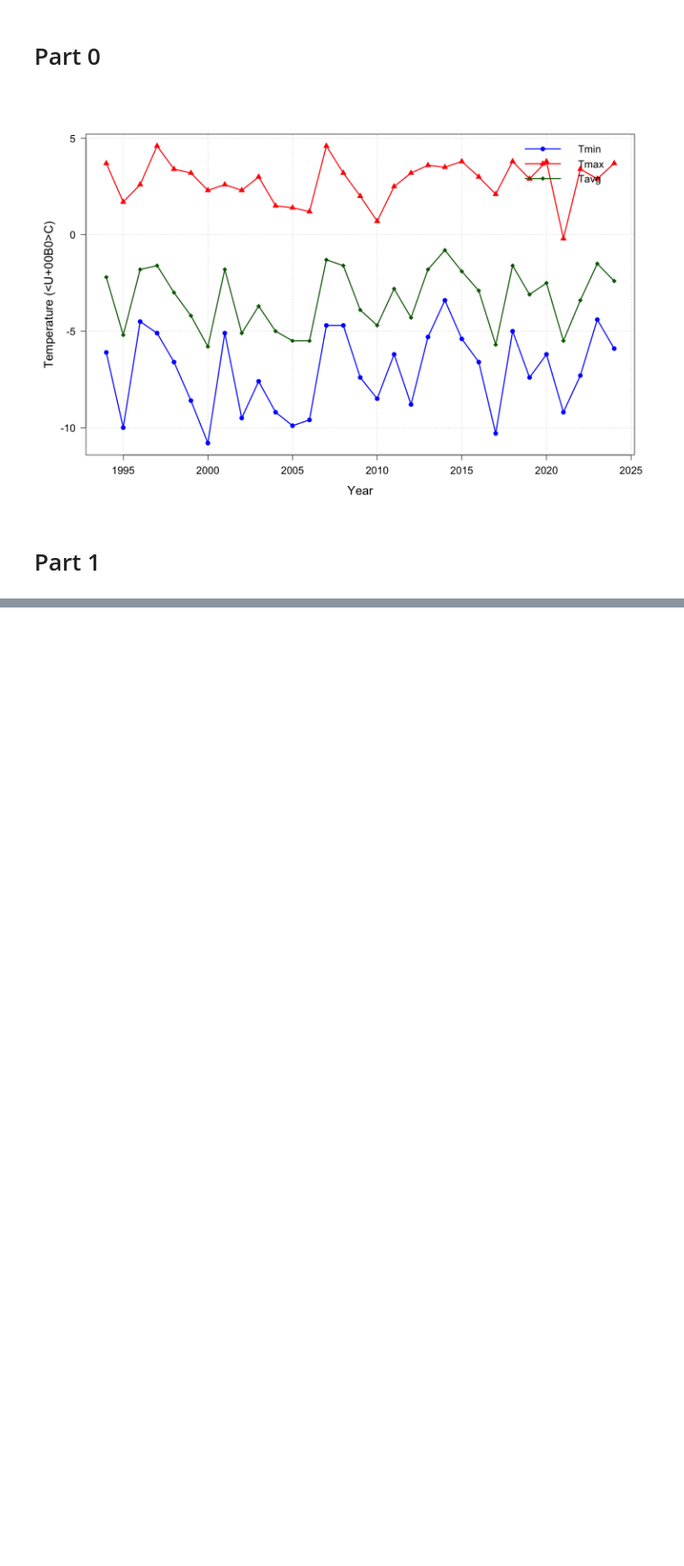
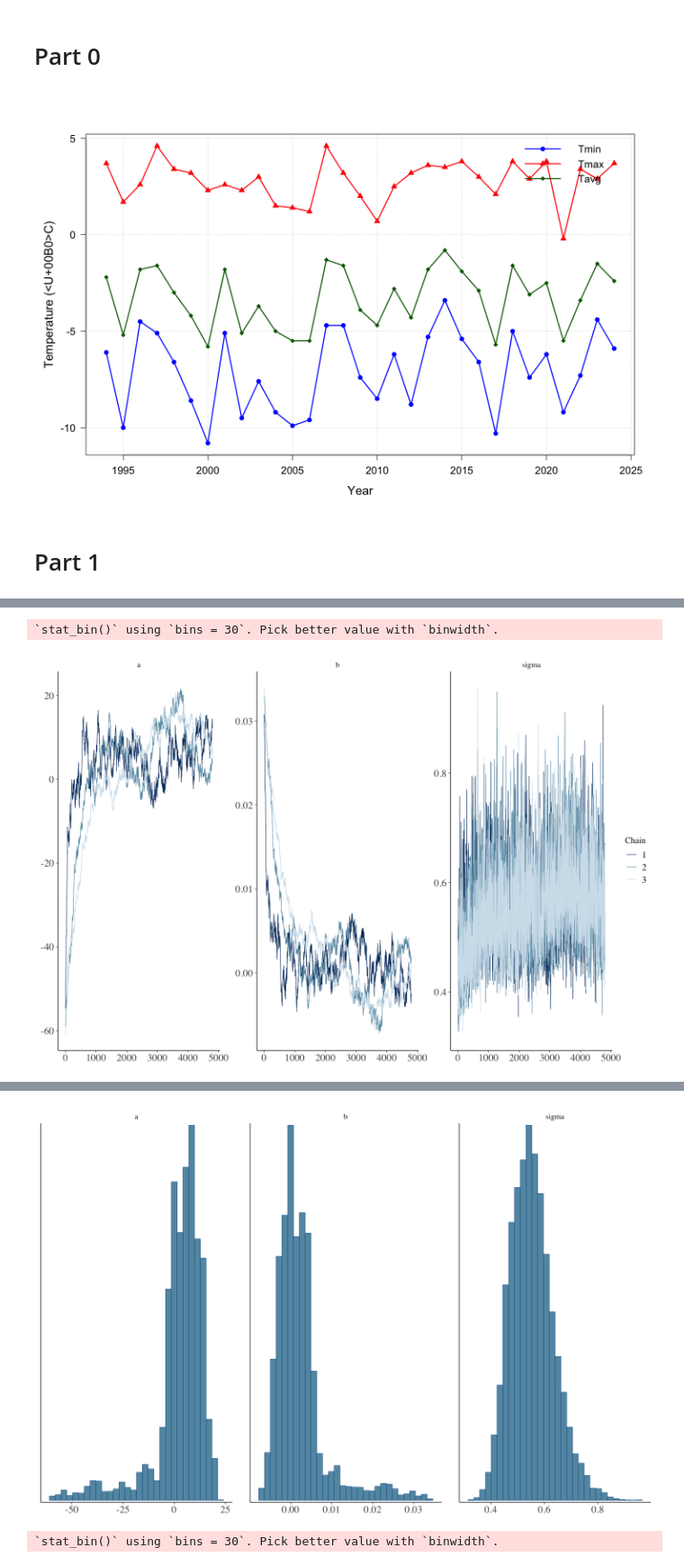
Before and after one commit to RaffaeleSabatini/ASPA_Proj07, a Jupyter notebook: main.ipynb, the cells around one changed output, grey strips where cells are left out. Shown at 90% size. Saved outputs shown, nothing was run; the diff lists cells and outputs as text; code cells hidden in the pictures; blank space fills up the shorter version.

```diff
--- a/main.ipynb
+++ b/main.ipynb
@@ -250,0 +262,76 @@ for (i in seq(1, length(stations_names))) {
+# %%
+options(repr.plot.width=12, repr.plot.height=8)
+
+lin_stan_model <- "
+    data {
+        int<lower=0> N;
+        real years[N];
+        real avg_temp[N];
+    }
+
+    parameters {
+        real a;
+        real b;
+        real<lower=0> sigma;
+    }
+
+    model {
+        vector[N] mu;
+        mu = a + b * to_vector(years);
+
+        ## priors
+        a ~ normal(10, 5);
+        b ~ normal(0, 2);
+        sigma ~ uniform(0, 1);
+
+        ## posterior
+        avg_temp ~ normal(mu, sigma);
+    }
+"
+
+# Create Dynamic shared object
+stan_DSO <- stan_model(model_code = lin_stan_model)
+
+for (name in stations_names) {
+    par(mfrow = c(2,1), bg = "white")
+    lin_model <- models[[name]]
+
+    # Create data list for Stan sampling
+    annual_average <- rowMeans(dataset[[name]][["Temperatura aria a 2m (_C) media delle medie"]])
+    N              <- length(years)
+    data_list      <- list(N = N, years = years, avg_temp = annual_average)
+    data_init      <- list(a = lin_model$coefficients[[1]], b = lin_model$coefficients[[2]], sigma = 0.5)
+
+    # Generate MCMC
+    suppressWarnings({
+        stan_fit <- sampling(
+            object = stan_DSO,
+            data = data_list,
+            chains = 3,
+            iter = 5e3,
+            warmup = 200,
+            init = list(data_init, data_init, data_init)
+        )
+    })
+
+
+    trace_plot <- mcmc_trace(stan_fit, pars = c("a", "b", "sigma"))
+    hist_plot  <- mcmc_hist(stan_fit, pars = c("a", "b", "sigma"))
+
+    print(trace_plot + theme(
+        axis.title = element_text(size = 18),   # Titoli degli assi
+        axis.text = element_text(size = 14),    # Etichette degli assi
+        plot.title = element_text(size = 20)    # Titolo del grafico
+    ))
+
+    print(hist_plot + theme(
+        axis.title = element_text(size = 18),   # Titoli degli assi
+        axis.text = element_text(size = 14),    # Etichette degli assi
+        plot.title = element_text(size = 20),    # Titolo del grafico
+        plot.subtitle = element_text(size = 20)
+    ))
+
+    # rstan::traceplot(stan_fit, pars=c("a", "b"))
+    # plot(stan_fit, pars=c("a", "b"))
+}
+# %% [output]
@@ -250,0 +355,2 @@ for (i in seq(1, length(stations_names))) {
+`stat_bin()` using `bins = 30`. Pick better value with `binwidth`.
+[figure, added]
@@ -250,0 +374,2 @@ for (i in seq(1, length(stations_names))) {
+[figure, added]
+`stat_bin()` using `bins = 30`. Pick better value with `binwidth`.
```
Also changed, not shown: parts of 4 cells of this notebook.
